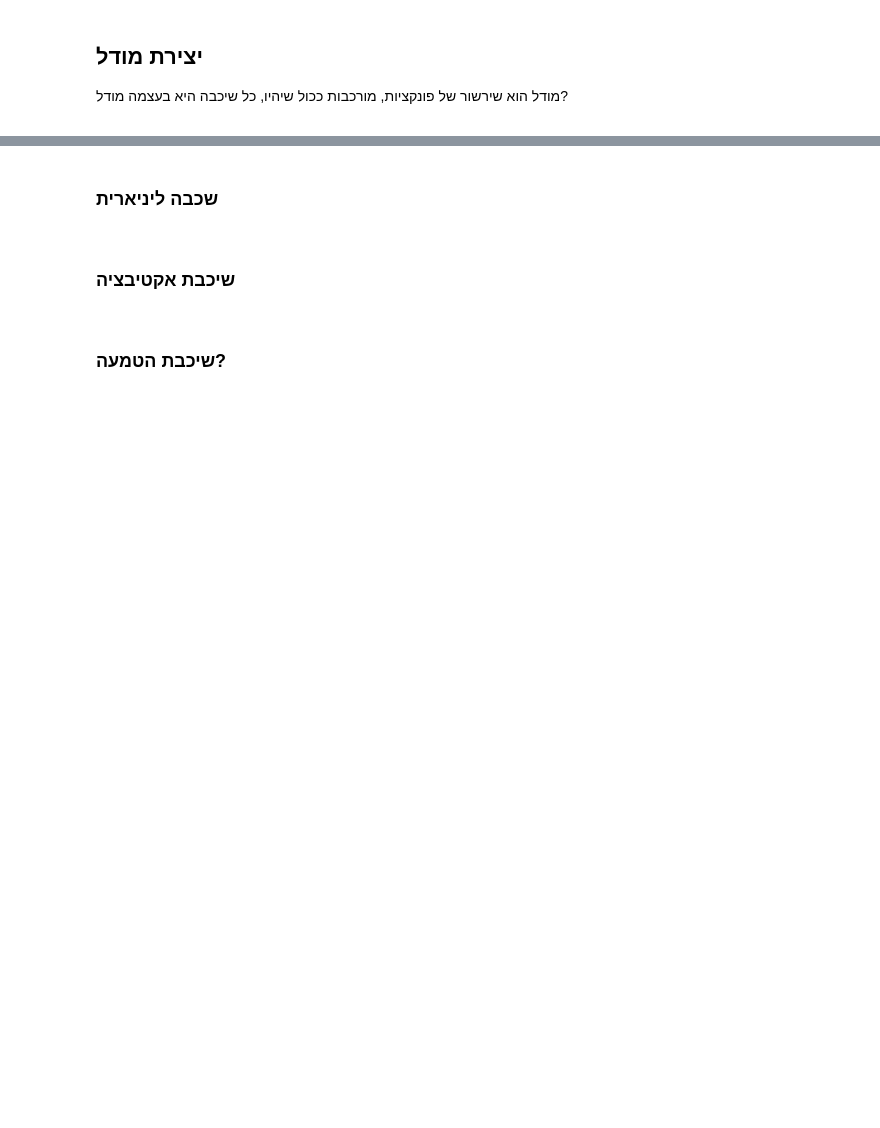
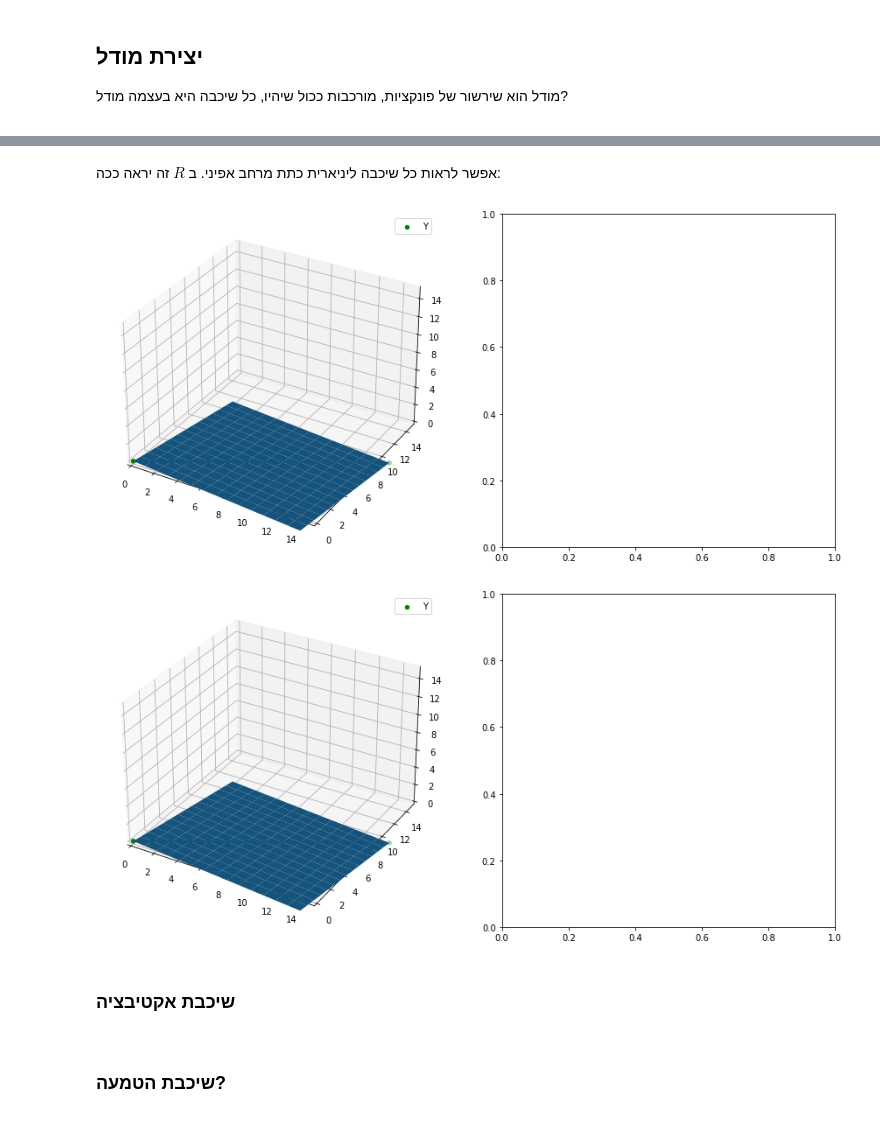
Before and after one commit to avrymi-asraf/Basic-principles-nn-pythorch, a Jupyter notebook: models.ipynb, the cells around one changed output, grey strips where cells are left out. Saved outputs shown, nothing was run; the diff lists cells and outputs as text; code cells hidden in the pictures; blank space fills up the shorter version.

Commit message:
linear layer

```diff
--- a/models.ipynb
+++ b/models.ipynb
@@ -14,7 +134,18 @@
 # %% [markdown]
 <div dir="rtl" lang="he" xml:lang="he">
-
-### שכבה ליניארית
+אפשר לראות כל שיכבה ליניארית כתת מרחב אפיני.
+ב
+$R$
+זה יראה ככה:
+# %%
+lin_layer = torch.nn.Linear(2,1)
+cordinnet = [[num,num] for num in range(15)]
+x = torch.tensor(cordinnet, dtype=torch.float32)
+y = lin_layer(x).detach()
+plot_3d_model(lin_layer,x,y)
+# %% [output]
+[figure, added]
+[figure, added]
 # %% [markdown]
 <div dir="rtl" lang="he" xml:lang="he">
 
```
Also changed, not shown: parts of 8 cells of this notebook, 2 other files.
